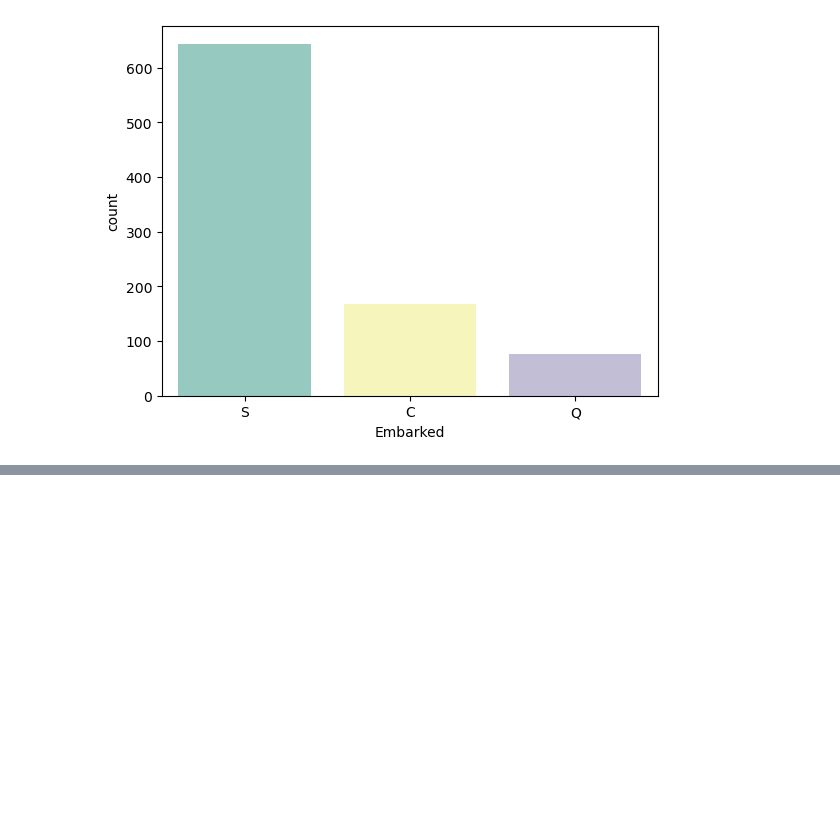
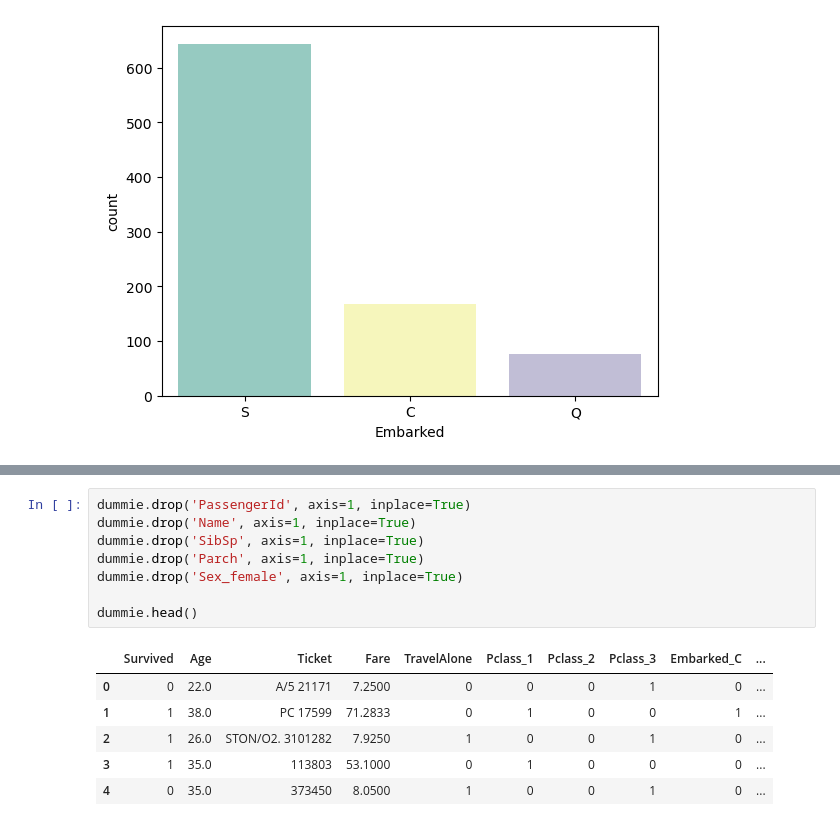
Before and after one commit to Leadersheepy/machine_learningH3, a Jupyter notebook: Logistics Regression for Titanic data.ipynb, the cells around one changed output, grey strips where cells are left out. Saved outputs shown, nothing was run; the diff lists cells and outputs as text; blank space fills up the shorter version.

```diff
--- a/Logistics Regression for Titanic data.ipynb
+++ b/Logistics Regression for Titanic data.ipynb
@@ -72,0 +159,15 @@ Name: Embarked, dtype: int64
+# %%
+dummie.drop('PassengerId', axis=1, inplace=True)
+dummie.drop('Name', axis=1, inplace=True)
+dummie.drop('SibSp', axis=1, inplace=True)
+dummie.drop('Parch', axis=1, inplace=True)
+dummie.drop('Sex_female', axis=1, inplace=True)
+
+dummie.head()
+# %% [output]
+|  | Survived | Age | Ticket | Fare | TravelAlone | Pclass_1 | Pclass_2 | Pclass_3 | Embarked_C | ... |
+| 0 | 0 | 22.0 | A/5 21171 | 7.2500 | 0 | 0 | 0 | 1 | 0 | ... |
+| 1 | 1 | 38.0 | PC 17599 | 71.2833 | 0 | 1 | 0 | 0 | 1 | ... |
+| 2 | 1 | 26.0 | STON/O2. 3101282 | 7.9250 | 1 | 0 | 0 | 1 | 0 | ... |
+| 3 | 1 | 35.0 | 113803 | 53.1000 | 0 | 1 | 0 | 0 | 0 | ... |
+| 4 | 0 | 35.0 | 373450 | 8.0500 | 1 | 0 | 0 | 1 | 0 | ... |
```
Also changed, not shown: parts of 16 cells of this notebook.
